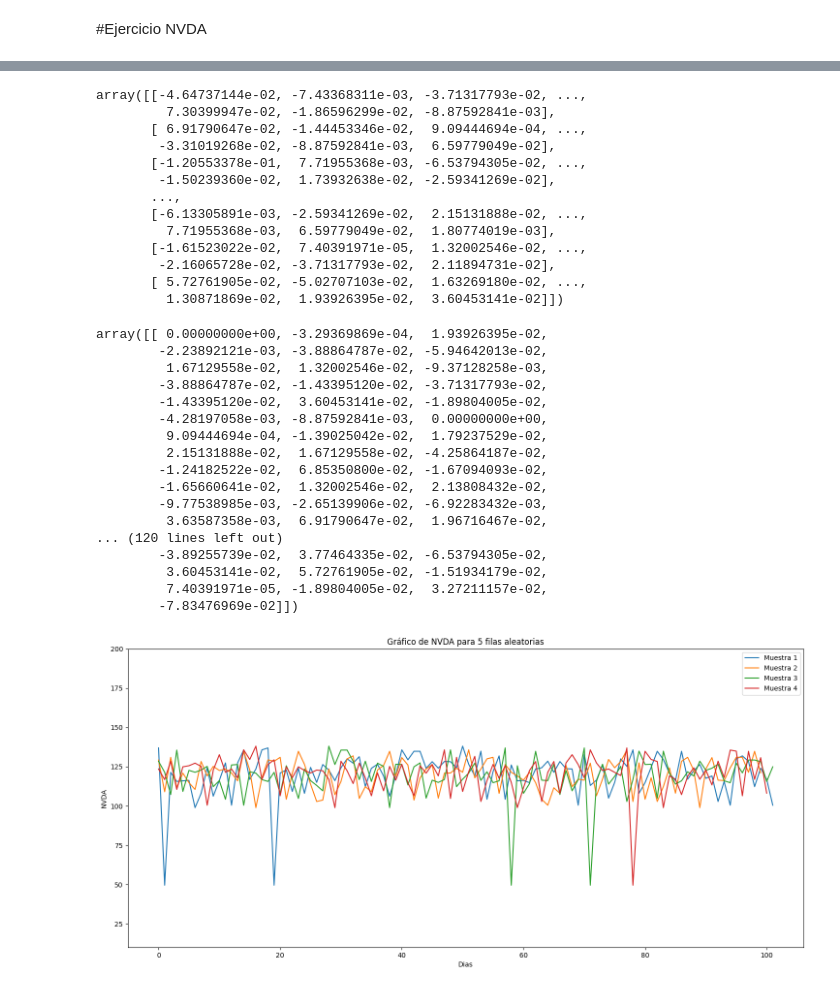
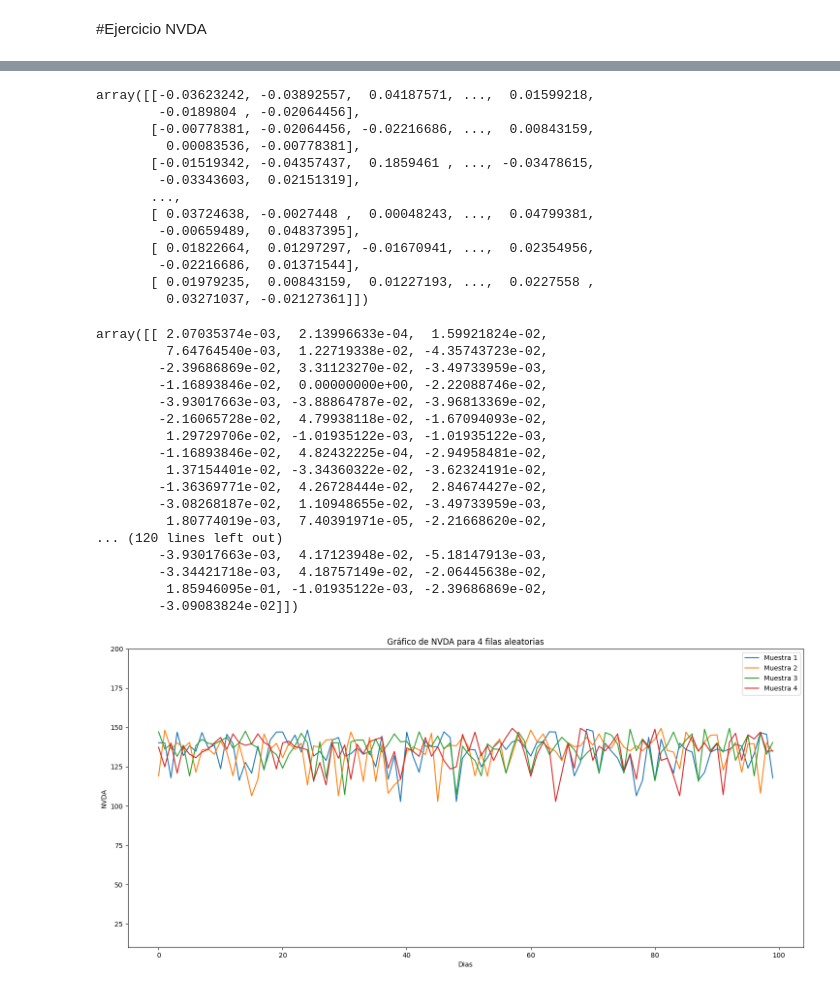
Before and after one commit to mateocivil10/pj_sa_202501, a Jupyter notebook: notebooks/Bootstrapping.ipynb, the cells around one changed output, grey strips where cells are left out. Saved outputs shown, nothing was run; the diff lists cells and outputs as text; code cells hidden in the pictures.

```diff
--- a/notebooks/Bootstrapping.ipynb
+++ b/notebooks/Bootstrapping.ipynb
@@ -316,8 +315,8 @@ plt.show()
 #Ejercicio NVDA
 # %%
 Ticker = "NVDA"
-Start_Date = "2023-10-18"
-End_Date  = "2024-10-18"
+Start_Date = "2024-01-30"
+End_Date  = "2025-01-30"
 data = yf.download(Ticker, Start_Date, End_Date)
 data.head()
 data['Close'].plot(title=f"Precio de Cierre Ajustado de {Ticker}")
@@ -379,19 +378,19 @@ for i in range(num_muestras):
 muestras_generadas = muestras_generadas.reshape(-1, tamano_muestra)
 muestras_generadas
 # %% [output]
-array([[-4.64737144e-02, -7.43368311e-03, -3.71317793e-02, ...,
-         7.30399947e-02, -1.86596299e-02, -8.87592841e-03],
-       [ 6.91790647e-02, -1.44453346e-02,  9.09444694e-04, ...,
-        -3.31019268e-02, -8.87592841e-03,  6.59779049e-02],
-       [-1.20553378e-01,  7.71955368e-03, -6.53794305e-02, ...,
-        -1.50239360e-02,  1.73932638e-02, -2.59341269e-02],
+array([[-0.03623242, -0.03892557,  0.04187571, ...,  0.01599218,
+        -0.0189804 , -0.02064456],
+       [-0.00778381, -0.02064456, -0.02216686, ...,  0.00843159,
+         0.00083536, -0.00778381],
+       [-0.01519342, -0.04357437,  0.1859461 , ..., -0.03478615,
+        -0.03343603,  0.02151319],
        ...,
-       [-6.13305891e-03, -2.59341269e-02,  2.15131888e-02, ...,
-         7.71955368e-03,  6.59779049e-02,  1.80774019e-03],
-       [-1.61523022e-02,  7.40391971e-05,  1.32002546e-02, ...,
-        -2.16065728e-02, -3.71317793e-02,  2.11894731e-02],
-       [ 5.72761905e-02, -5.02707103e-02,  1.63269180e-02, ...,
-         1.30871869e-02,  1.93926395e-02,  3.60453141e-02]])
+       [ 0.03724638, -0.0027448 ,  0.00048243, ...,  0.04799381,
+        -0.00659489,  0.04837395],
+       [ 0.01822664,  0.01297297, -0.01670941, ...,  0.02354956,
+        -0.02216686,  0.01371544],
+       [ 0.01979235,  0.00843159,  0.01227193, ...,  0.0227558 ,
+         0.03271037, -0.02127361]])
 # %%
 # Seleccionar 4 índices aleatorios entre 0 y 999
 indices_aleatorios = np.random.choice(muestras_generadas.shape[0], size=4, replace=False)
@@ -400,45 +399,45 @@ indices_aleatorios = np.random.choice(muestras_generadas.shape[0], size=4, repla
 filas_aleatorias  = muestras_generadas[indices_aleatorios]
 filas_aleatorias
 # %% [output]
-array([[ 0.00000000e+00, -3.29369869e-04,  1.93926395e-02,
-        -2.23892121e-03, -3.88864787e-02, -5.94642013e-02,
-         1.67129558e-02,  1.32002546e-02, -9.37128258e-03,
-        -3.88864787e-02, -1.43395120e-02, -3.71317793e-02,
-        -1.43395120e-02,  3.60453141e-02, -1.89804005e-02,
-        -4.28197058e-03, -8.87592841e-03,  0.00000000e+00,
-         9.09444694e-04, -1.39025042e-02,  1.79237529e-02,
-         2.15131888e-02,  1.67129558e-02, -4.25864187e-02,
-        -1.24182522e-02,  6.85350800e-02, -1.67094093e-02,
-        -1.65660641e-02,  1.32002546e-02,  2.13808432e-02,
-        -9.77538985e-03, -2.65139906e-02, -6.92283432e-03,
-         3.63587358e-03,  6.91790647e-02,  1.96716467e-02,
+array([[ 2.07035374e-03,  2.13996633e-04,  1.59921824e-02,
+         7.64764540e-03,  1.22719338e-02, -4.35743723e-02,
+        -2.39686869e-02,  3.31123270e-02, -3.49733959e-03,
+        -1.16893846e-02,  0.00000000e+00, -2.22088746e-02,
+        -3.93017663e-03, -3.88864787e-02, -3.96813369e-02,
+        -2.16065728e-02,  4.79938118e-02, -1.67094093e-02,
+         1.29729706e-02, -1.01935122e-03, -1.01935122e-03,
+        -1.16893846e-02,  4.82432225e-04, -2.94958481e-02,
+         1.37154401e-02, -3.34360322e-02, -3.62324191e-02,
+        -1.36369771e-02,  4.26728444e-02,  2.84674427e-02,
+        -3.08268187e-02,  1.10948655e-02, -3.49733959e-03,
+         1.80774019e-03,  7.40391971e-05, -2.21668620e-02,
 ... (120 lines left out)
-        -3.89255739e-02,  3.77464335e-02, -6.53794305e-02,
-         3.60453141e-02,  5.72761905e-02, -1.51934179e-02,
-         7.40391971e-05, -1.89804005e-02,  3.27211157e-02,
-        -7.83476969e-02]])
+        -3.93017663e-03,  4.17123948e-02, -5.18147913e-03,
+        -3.34421718e-03,  4.18757149e-02, -2.06445638e-02,
+         1.85946095e-01, -1.01935122e-03, -2.39686869e-02,
+        -3.09083824e-02]])
 # %%
 # Configurar el gráfico
 plt.figure(figsize=(18, 8))
 
 # Iterar sobre las filas aleatorias y graficarlas
 for i in range(4):
     # Crear el DataFrame para la fila aleatoria
     tabla = pd.DataFrame(filas_aleatorias[i], columns=['Log_Return'])
 
     # Realizar el merge con datos_invertidos
     resultado = pd.merge(tabla, datos_invertidos, left_on='Log_Return', right_on='Log_Return', how='left')
 
-    # Graficar la serie 'BTC-USD' resultante con un color diferente
+    # Graficar la serie 'NVDA' resultante con un color diferente
     plt.plot(resultado['NVDA'], label=f'Muestra {i+1}')  # Etiqueta cada línea con su índice
 
 # Añadir título y leyenda
 plt.ylim(10, 200)
-plt.title('Gráfico de NVDA para 5 filas aleatorias')
+plt.title('Gráfico de NVDA para 4 filas aleatorias')
 plt.xlabel('Dias')
 plt.ylabel('NVDA')
 plt.legend()
 plt.show()
 # %% [output]
-[figure, old version]
+[figure, new version]
 # %%
```
Also changed, not shown: parts of 18 cells of this notebook.
